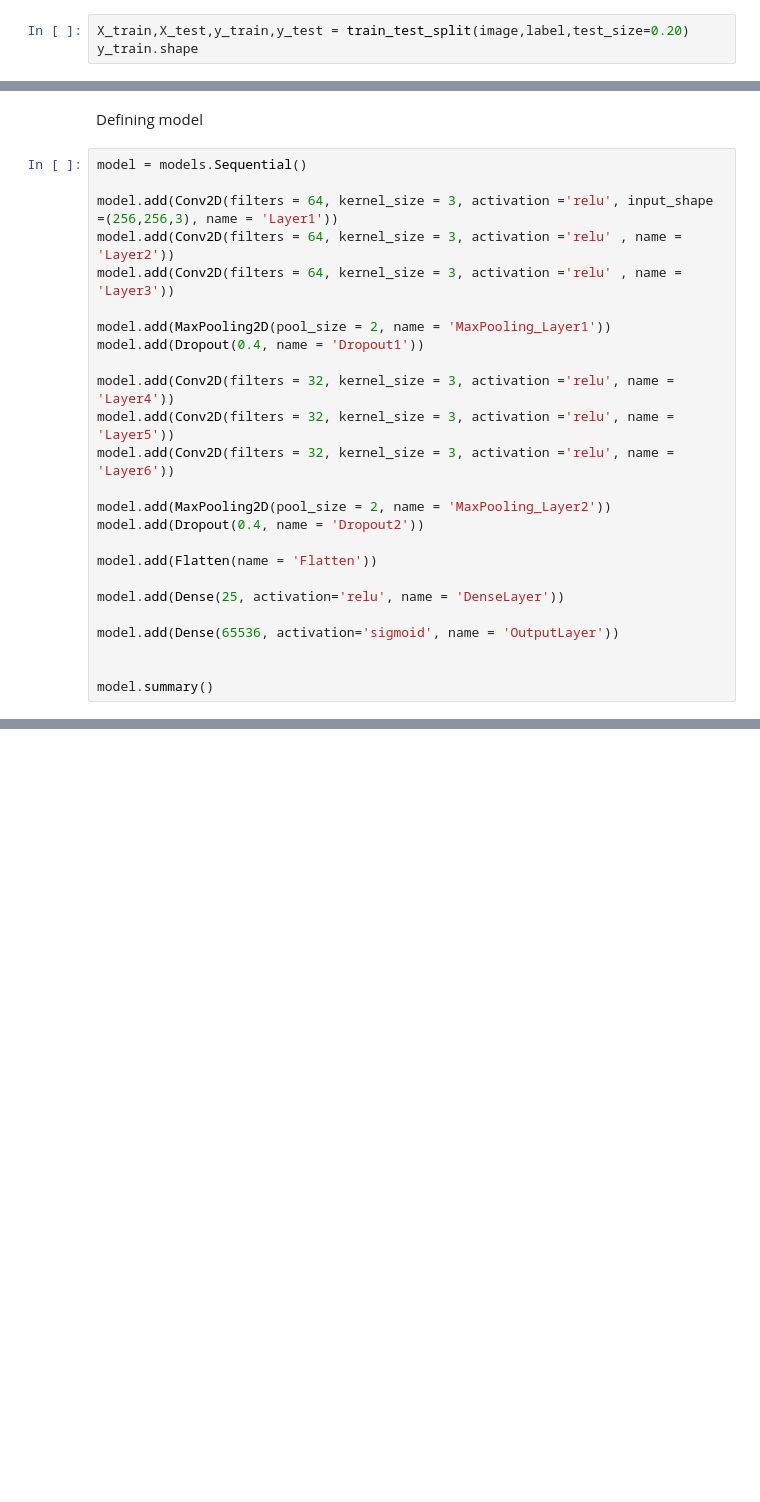
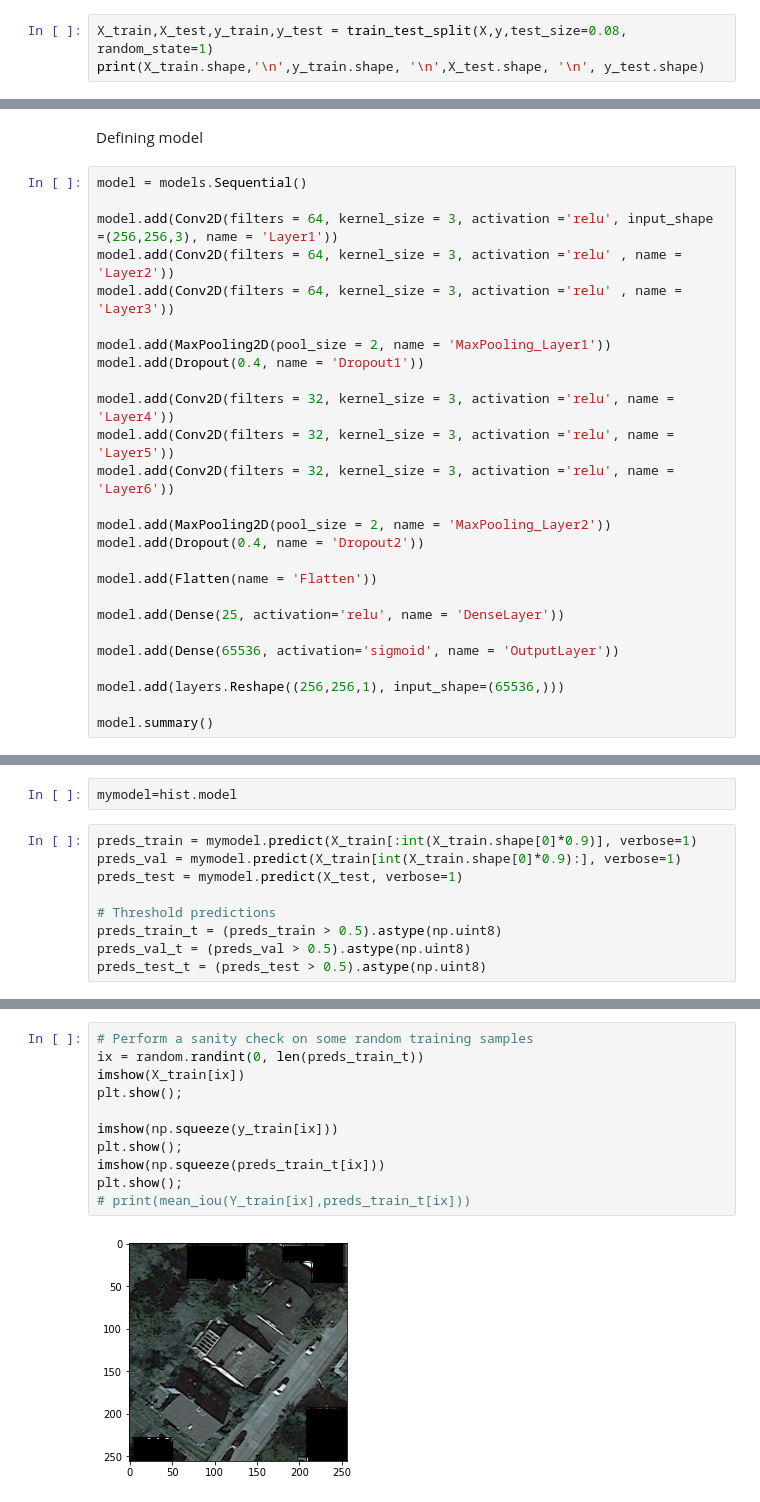
Before and after one commit to fereshteh-bahadory/Segmentation-for-rooftop-images, a Jupyter notebook: f_project.ipynb, the cells around one changed output, grey strips where cells are left out. Saved outputs shown, nothing was run; the diff lists cells and outputs as text; blank space fills up the shorter version.

```diff
--- a/f_project.ipynb
+++ b/f_project.ipynb
@@ -176,4 +204,4 @@ label.shape
 # %%
-X_train,X_test,y_train,y_test = train_test_split(image,label,test_size=0.20)
-y_train.shape
+X_train,X_test,y_train,y_test = train_test_split(X,y,test_size=0.08, random_state=1)
+print(X_train.shape,'\n',y_train.shape, '\n',X_test.shape, '\n', y_test.shape)
 # %% [output]
@@ -203,6 +234,7 @@ model.add(Dense(25, activation='relu', name = 'DenseLayer'))
 
 model.add(Dense(65536, activation='sigmoid', name = 'OutputLayer'))
 
+model.add(layers.Reshape((256,256,1), input_shape=(65536,)))
 
 model.summary()
 # %% [output]
@@ -253,0 +322,11 @@ ValueError: ignored
+# %%
+mymodel=hist.model
+# %%
+preds_train = mymodel.predict(X_train[:int(X_train.shape[0]*0.9)], verbose=1)
+preds_val = mymodel.predict(X_train[int(X_train.shape[0]*0.9):], verbose=1)
+preds_test = mymodel.predict(X_test, verbose=1)
+
+# Threshold predictions
+preds_train_t = (preds_train > 0.5).astype(np.uint8)
+preds_val_t = (preds_val > 0.5).astype(np.uint8)
+preds_test_t = (preds_test > 0.5).astype(np.uint8)
@@ -253,0 +337,13 @@ ValueError: ignored
+# %%
+# Perform a sanity check on some random training samples
+ix = random.randint(0, len(preds_train_t))
+imshow(X_train[ix])
+plt.show();
+
+imshow(np.squeeze(y_train[ix]))
+plt.show();
+imshow(np.squeeze(preds_train_t[ix]))
+plt.show();
+# print(mean_iou(Y_train[ix],preds_train_t[ix]))
+# %% [output]
+[figure, added]
```
Also changed, not shown: parts of 20 cells of this notebook.
